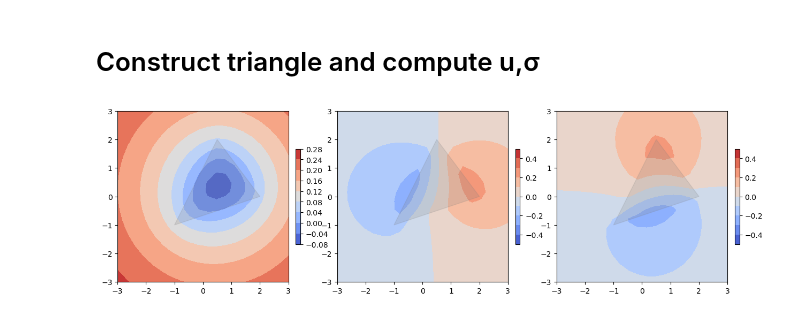
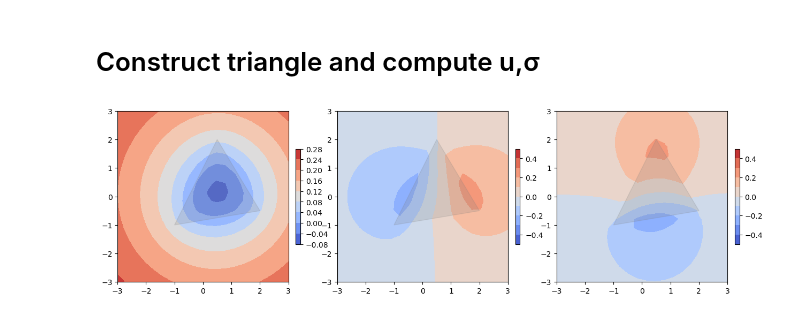
Before and after one commit to mallickrishg/bemcs, a Jupyter notebook: point_source/laplacian_point_source.ipynb, the cells around one changed output. Cells and saved outputs as stored; diff of their text form; code cells hidden in the pictures.

```diff
--- a/point_source/laplacian_point_source.ipynb
+++ b/point_source/laplacian_point_source.ipynb
@@ -410,7 +410,7 @@ def displacements_stresses_triangle_force_antiplane_nearfield(
 # Construct triangle and compute u,σ
 # %%
 # Reference triangle geometry
-triangle = np.array([[-1, -1.0], [2.0, 0.0], [0.5, 2.0]])
+triangle = np.array([[-1, -1.0], [2.0, -0.5], [0.5, 2.0]])
 
 # Observation coordinates
 nx = 20
@@ -438,31 +438,31 @@ plt.colorbar(fraction=0.026, pad=0.04, extend="both")
 plt.fill(triangle[:, 0], triangle[:, 1], color="gray", alpha=0.2)
 plt.gca().set_aspect("equal", adjustable="box")
 
 plt.subplot(1, 3, 2)
 plt.contourf(
     x_obs.reshape(ny, nx),
     y_obs.reshape(ny, nx),
     sx.reshape(ny, nx),
     cmap="coolwarm",
     levels=levels,
 )
 plt.colorbar(fraction=0.026, pad=0.04, extend="both")
 plt.clim([-0.5, 0.5])
 plt.fill(triangle[:, 0], triangle[:, 1], color="gray", alpha=0.2)
 plt.gca().set_aspect("equal", adjustable="box")
 
 plt.subplot(1, 3, 3)
 plt.contourf(
     x_obs.reshape(ny, nx),
     y_obs.reshape(ny, nx),
     sy.reshape(ny, nx),
     cmap="coolwarm",
     levels=levels,
 )
 plt.colorbar(fraction=0.026, pad=0.04, extend="both")
 plt.clim([-0.5, 0.5])
 plt.fill(triangle[:, 0], triangle[:, 1], color="gray", alpha=0.2)
 plt.gca().set_aspect("equal", adjustable="box")
 plt.show()
 # %% [output]
-[figure, old version]
+[figure, new version]
```
